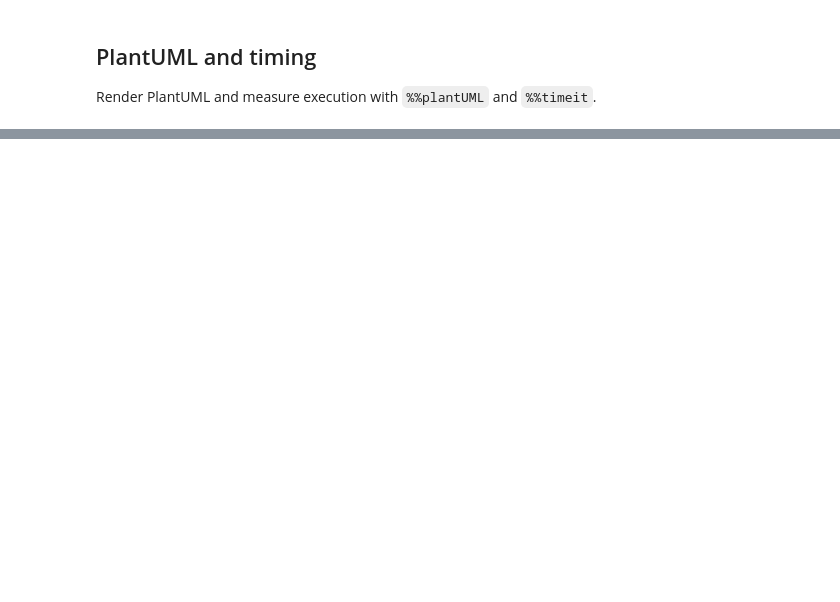
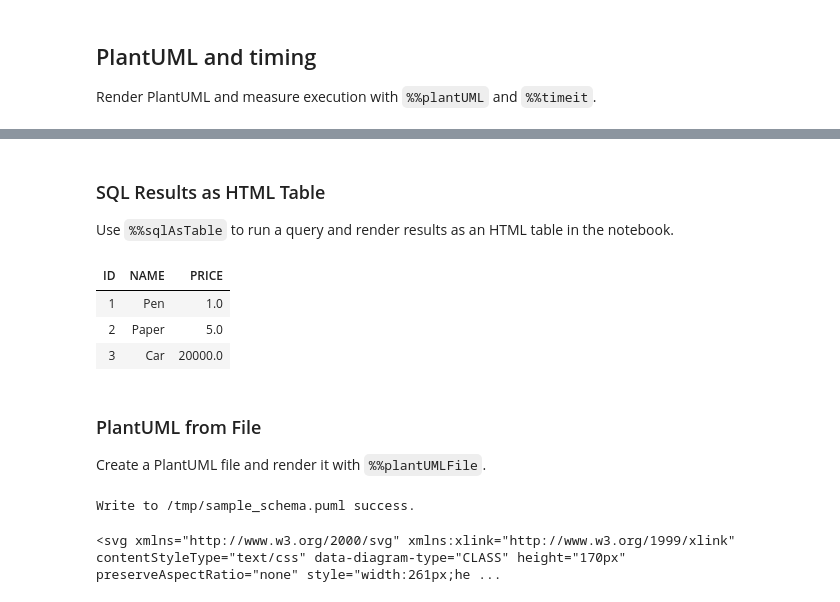
Before and after one commit to ebpro/IJava, a Jupyter notebook: docs/notebooks/ijava_sample_notebook.ipynb, the cells around one changed output, grey strips where cells are left out. Drawn from its saved outputs; the diff is of its cells as text; code cells hidden in the pictures; blank space fills up the shorter version.

```diff
--- a/docs/notebooks/ijava_sample_notebook.ipynb
+++ b/docs/notebooks/ijava_sample_notebook.ipynb
@@ -207,0 +287,28 @@ total: LongSummaryStatistics{count=15, sum=275, min=16, average=18,333333, max=2
+# %% [markdown]
+### SQL Results as HTML Table
+Use `%%sqlAsTable` to run a query and render results as an HTML table in the notebook.
+# %%
+%%sqlAsTable
+SELECT id, name, price FROM EX_PRODUCT_ORDER.PRODUCT ORDER BY id LIMIT 10 OFFSET 0;
+# %% [output]
+| ID | NAME | PRICE |
+| 1 | Pen | 1.0 |
+| 2 | Paper | 5.0 |
+| 3 | Car | 20000.0 |
+# %% [markdown]
+### PlantUML from File
+Create a PlantUML file and render it with `%%plantUMLFile`.
+# %%
+%%write /tmp/sample_schema.puml
+@startuml
+entity PRODUCT
+entity CUSTOMER
+PRODUCT ||--o{ ORDER_LINE
+@enduml
+# %% [output]
+Write to /tmp/sample_schema.puml success.
+# %%
+%%plantUMLFile
+/tmp/sample_schema.puml
+# %% [output]
+<svg xmlns="http://www.w3.org/2000/svg" xmlns:xlink="http://www.w3.org/1999/xlink" contentStyleType="text/css" data-diagram-type="CLASS" height="170px" preserveAspectRatio="none" style="width:261px;he ...
```
Also changed, not shown: parts of 25 cells of this notebook, 12 other files.
